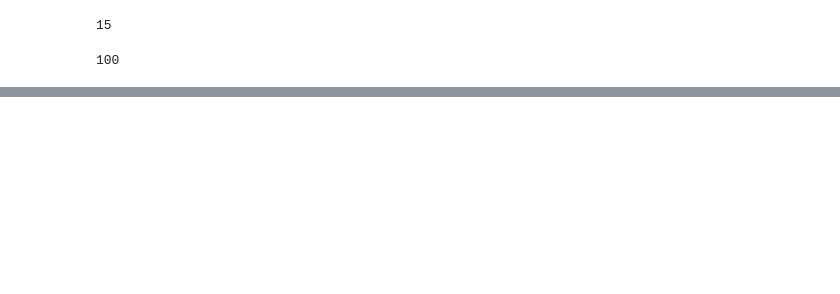
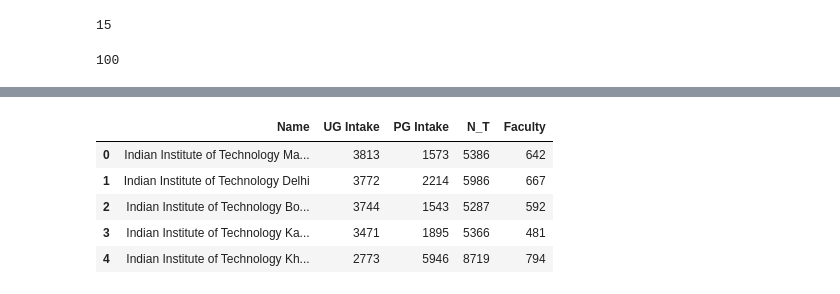
Before and after one commit to krishnaagarwal2001/Analysis-of-NIRF-Ranking, a Jupyter notebook: Data.ipynb, the cells around one changed output, grey strips where cells are left out. Cells and saved outputs as stored; diff of their text form; code cells hidden in the pictures; blank space fills up the shorter version.

```diff
--- a/Data.ipynb
+++ b/Data.ipynb
@@ -630,0 +176,7 @@ except pdfcrowd.Error as why:
+# %%
+scores=pd.DataFrame()
+scores['Name']=new_array[0]['Name']
+for i in range(len(Parameters)):
+    scores[Parameters[i]]=new_array[i+1][Parameters[i]]
+scores.head()
+scores.to_csv('Scores_Engineering_2021.csv',index=False)
@@ -630,0 +273,13 @@ except pdfcrowd.Error as why:
+# %%
+# PG_INTAKE(NT)
+PG=[]
+for i in range(len(Engineering_2021_pdf['Data'])):
+    total=0
+    for k in range(len((Engineering_2021_pdf['Data'][i][0]))):
+        if(Engineering_2021_pdf['Data'][i][0].iloc[k,0].find('PG')!=-1):
+            for j in range(1,len(Engineering_2021_pdf['Data'][i][0].iloc[0])):
+                if(Engineering_2021_pdf['Data'][i][0].iloc[k,j]!='-'):
+                    total =total+int(Engineering_2021_pdf['Data'][i][0].iloc[k,j])
+    PG.append(total)
+print(len(PG))
+Data['PG Intake']=PG
@@ -630,0 +311,21 @@ except pdfcrowd.Error as why:
+# %%
+Faculty=[]
+for i in range(len(Engineering_2021_pdf['Data'])):
+#     print(i)
+    if(i==19):
+        Faculty.append(388)
+    elif(i==76):
+        Faculty.append(354)
+    elif(i==86):
+        Faculty.append(79)
+    else:
+        Faculty.append(int(Engineering_2021_pdf['Data'][i][-1].columns.values[1]))
+Data['Faculty']=Faculty
+Data.head()
+# %% [output]
+|  | Name | UG Intake | PG Intake | N_T | Faculty |
+| 0 | Indian Institute of Technology Ma... | 3813 | 1573 | 5386 | 642 |
+| 1 | Indian Institute of Technology Delhi | 3772 | 2214 | 5986 | 667 |
+| 2 | Indian Institute of Technology Bo... | 3744 | 1543 | 5287 | 592 |
+| 3 | Indian Institute of Technology Ka... | 3471 | 1895 | 5366 | 481 |
+| 4 | Indian Institute of Technology Kh... | 2773 | 5946 | 8719 | 794 |
```
Also changed, not shown: parts of 71 cells of this notebook, 7 other files.
